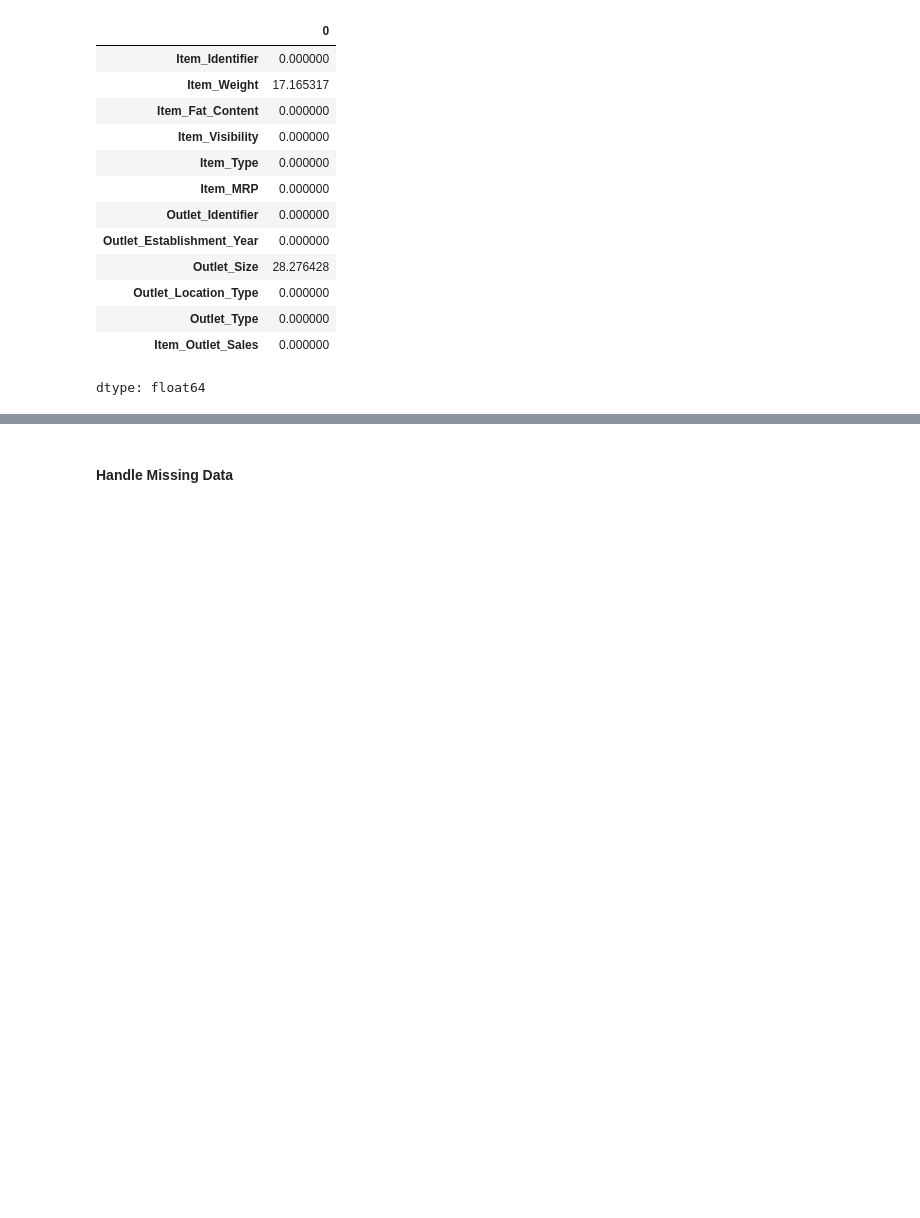
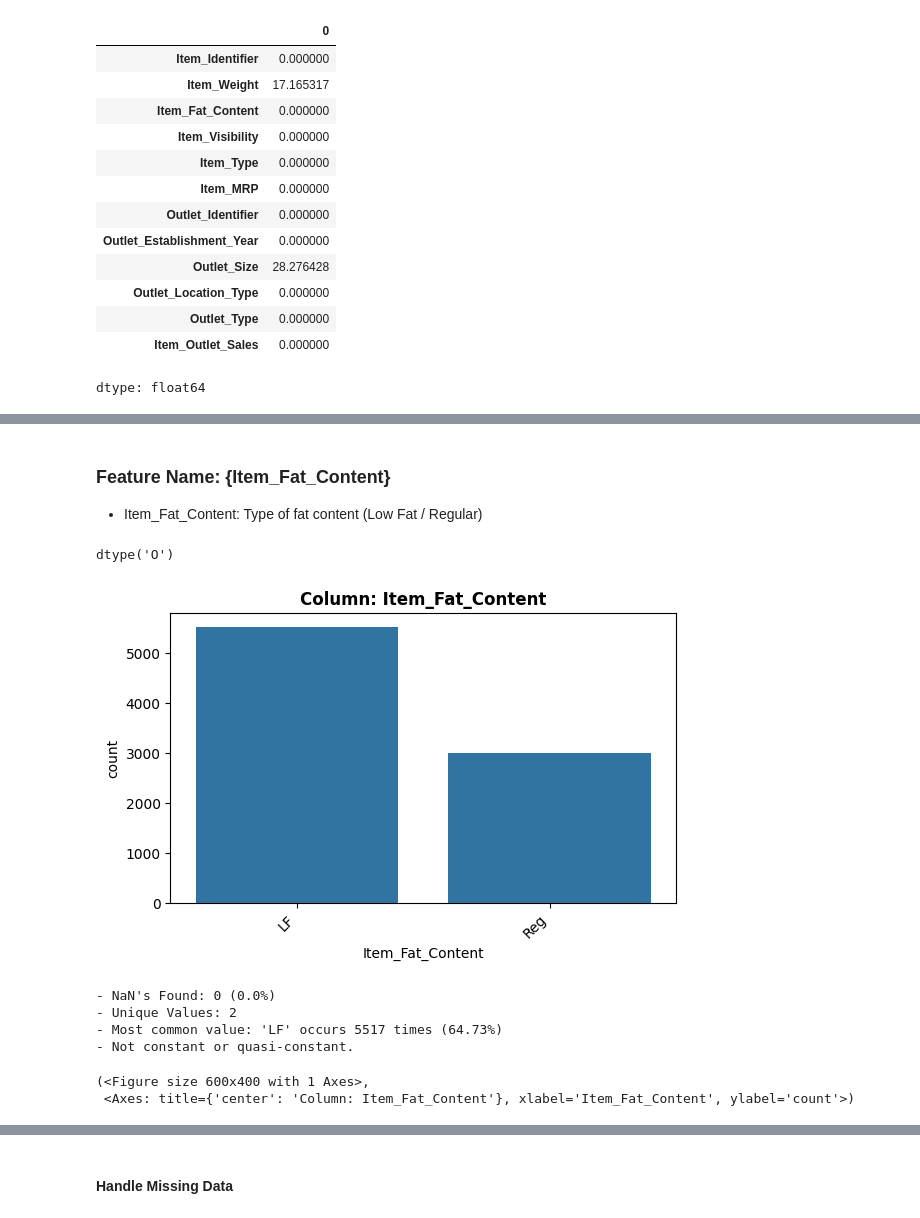
Before and after one commit to laramutair/Prediction-of-Product-Sales, a Jupyter notebook: Prediction_of_Product_Sales.ipynb, the cells around one changed output, grey strips where cells are left out. Saved outputs shown, nothing was run; the diff lists cells and outputs as text; code cells hidden in the pictures; blank space fills up the shorter version.

```diff
--- a/Prediction_of_Product_Sales.ipynb
+++ b/Prediction_of_Product_Sales.ipynb
@@ -203,0 +376,18 @@ dtype: int64
+# %% [markdown]
+### Feature Name: {Item_Fat_Content}
+ - Item_Fat_Content: Type of fat content (Low Fat / Regular)
+# %%
+feature = 'Item_Fat_Content'
+df[feature].dtype
+# %% [output]
+dtype('O')
+# %%
+explore_categorical(df,feature)
+# %% [output]
+[figure, added]
+- NaN's Found: 0 (0.0%)
+- Unique Values: 2
+- Most common value: 'LF' occurs 5517 times (64.73%)
+- Not constant or quasi-constant.
+(<Figure size 600x400 with 1 Axes>,
+ <Axes: title={'center': 'Column: Item_Fat_Content'}, xlabel='Item_Fat_Content', ylabel='count'>)
```
Also changed, not shown: parts of 23 cells of this notebook.
